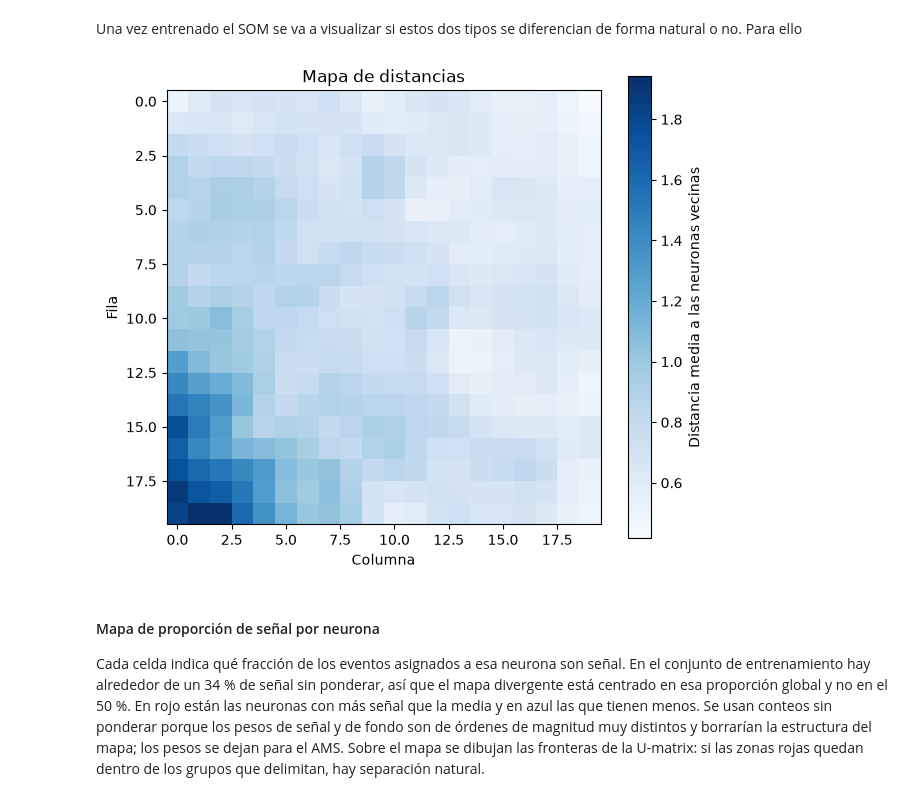
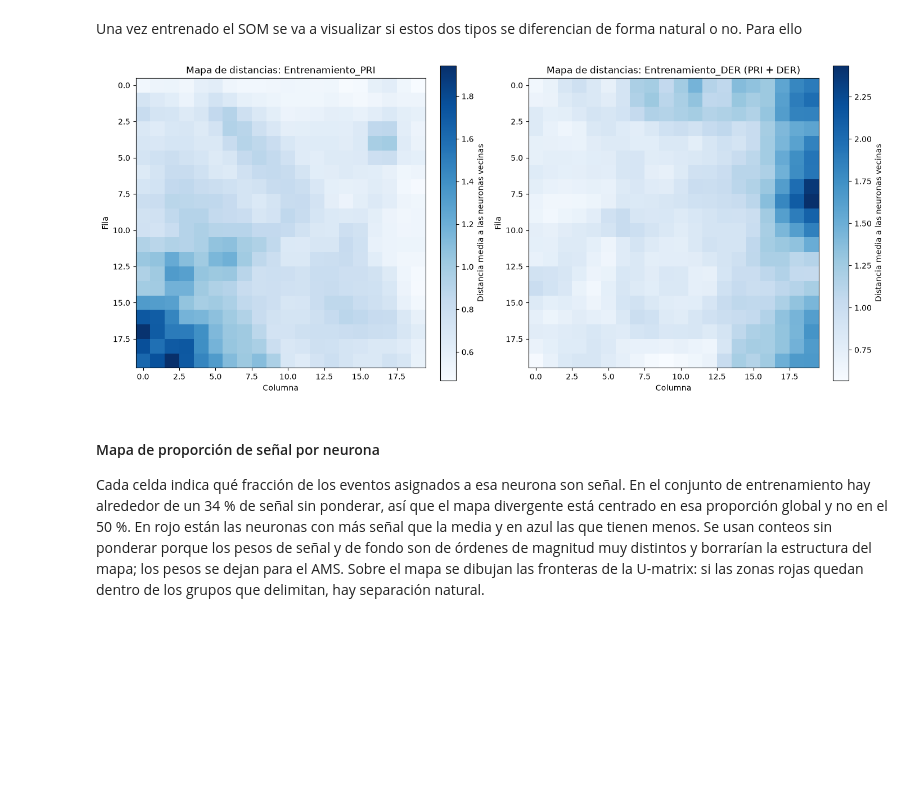
Before and after one commit to ClauGN/Tarea_Final_-AA, a Jupyter notebook: 2_SOM.ipynb, the cells around one changed output. Saved outputs shown, nothing was run; the diff lists cells and outputs as text; code cells hidden in the pictures; blank space fills up the shorter version.

```diff
--- a/2_SOM.ipynb
+++ b/2_SOM.ipynb
@@ -35,9 +37,15 @@ EPOCAS = 4
 MAX_ITERACIONES = EPOCAS * len(Entrenamiento_PRI)
 
 rng = np.random.default_rng(42)
-entrenamiento_PRI_numpy = Entrenamiento_PRI.to_numpy()
-pesos = rng.random((400, 17)) # el vector de cada neurona
-neuronas = np.indices((20,20)).reshape(2, -1).T # posición de cada neurona en la matriz final
+
+Entrenamiento_PRI_numpy = Entrenamiento_PRI.to_numpy()
+Entrenamiento_DER_numpy = Entrenamiento_DER.to_numpy()
+
+pesos_PRI = rng.random((400, 17)) # el vector de cada neurona
+neuronas_PRI = np.indices((20,20)).reshape(2, -1).T # posición de cada neurona en la matriz final
+
+pesos_DER = rng.random((400,30))
+neuronas_DER = np.indices((20,20)).reshape(2, -1).T
 
 # distancia euclídea
 def distancia(posicion1, posicion2):
@@ -103,24 +133,34 @@ proporcion_global = es_senal.mean()
 # %% [markdown]
 Una vez entrenado el SOM se va a visualizar si estos dos tipos se diferencian de forma natural o no. Para ello
 # %%
-# mapa de distancias
+# mapa de distancias (U-matrix) de cada SOM
 LADO = 20
-distancias_mapa = np.zeros((LADO, LADO))
-for k in range(len(pesos)):
-    vecinas = distancia(neuronas[k], neuronas) == 1
-    fila, columna = neuronas[k]
-    distancias_mapa[fila, columna] = distancia(pesos[k], pesos[vecinas]).mean()
 
-fig, ax = plt.subplots(figsize=(7, 6))
-imagen = ax.imshow(distancias_mapa, cmap="Blues")
-fig.colorbar(imagen, label="Distancia media a las neuronas vecinas")
-ax.set_title("Mapa de distancias")
-ax.set_xlabel("Columna")
-ax.set_ylabel("Fila")
+def mapa_distancias(pesos, neuronas):
+    distancias_mapa = np.zeros((LADO, LADO))
+    for k in range(len(pesos)):
+        vecinas = distancia(neuronas[k], neuronas) == 1
+        fila, columna = neuronas[k]
+        distancias_mapa[fila, columna] = distancia(pesos[k], pesos[vecinas]).mean()
+    return distancias_mapa
+
+distancias_mapa_PRI = mapa_distancias(pesos_PRI, neuronas_PRI)
+distancias_mapa_DER = mapa_distancias(pesos_DER, neuronas_DER)
+
+# cada mapa con su propia escala: el SOM_DER tiene 30 dimensiones y el SOM_PRI 17, sus distancias no son comparables en valor absoluto
+fig, axes = plt.subplots(1, 2, figsize=(14, 6), constrained_layout=True)
+for ax, datos, titulo in zip(axes,
+                             [distancias_mapa_PRI, distancias_mapa_DER],
+                             ["Entrenamiento_PRI", "Entrenamiento_DER (PRI + DER)"]):
+    imagen = ax.imshow(datos, cmap="Blues")
+    fig.colorbar(imagen, ax=ax, label="Distancia media a las neuronas vecinas")
+    ax.set_title(f"Mapa de distancias: {titulo}")
+    ax.set_xlabel("Columna")
+    ax.set_ylabel("Fila")
 plt.show()
 # las zonas claras son neuronas parecidas entre sí, es decir, posibles grupos. Las oscuras marcan fronteras entre grupos.
 # %% [output]
-[figure, old version]
+[figure, new version]
 # %% [markdown]
 #### Mapa de proporción de señal por neurona
 
```
Also changed, not shown: parts of 8 cells of this notebook.
